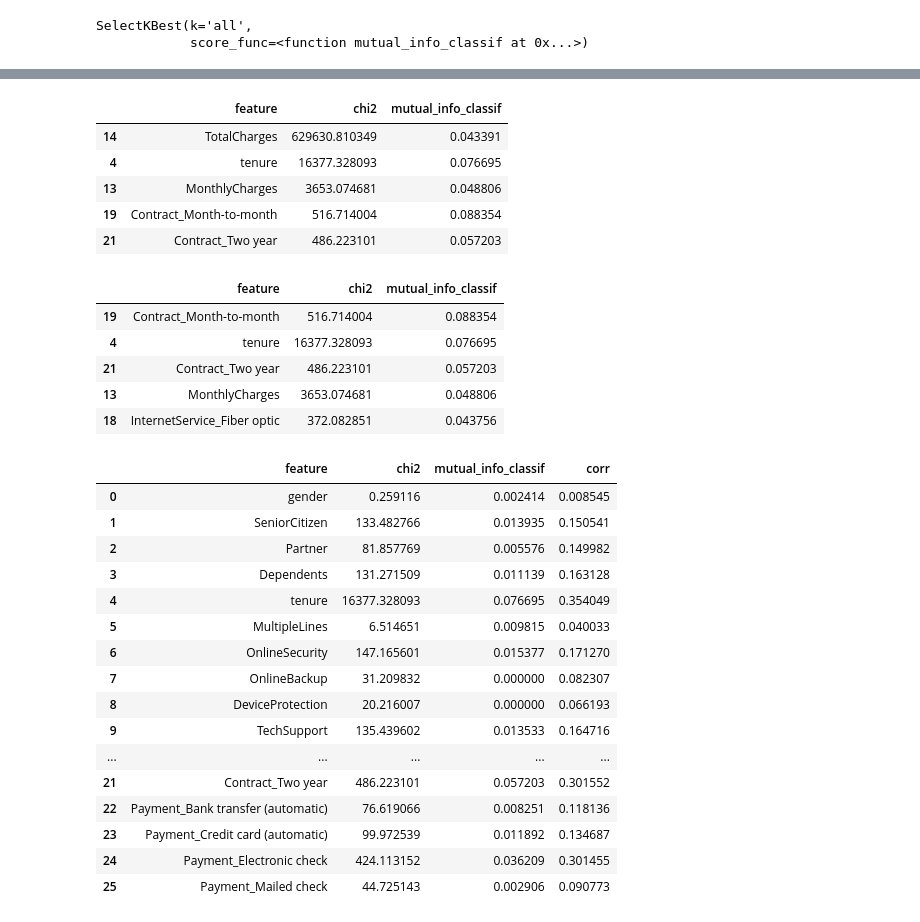
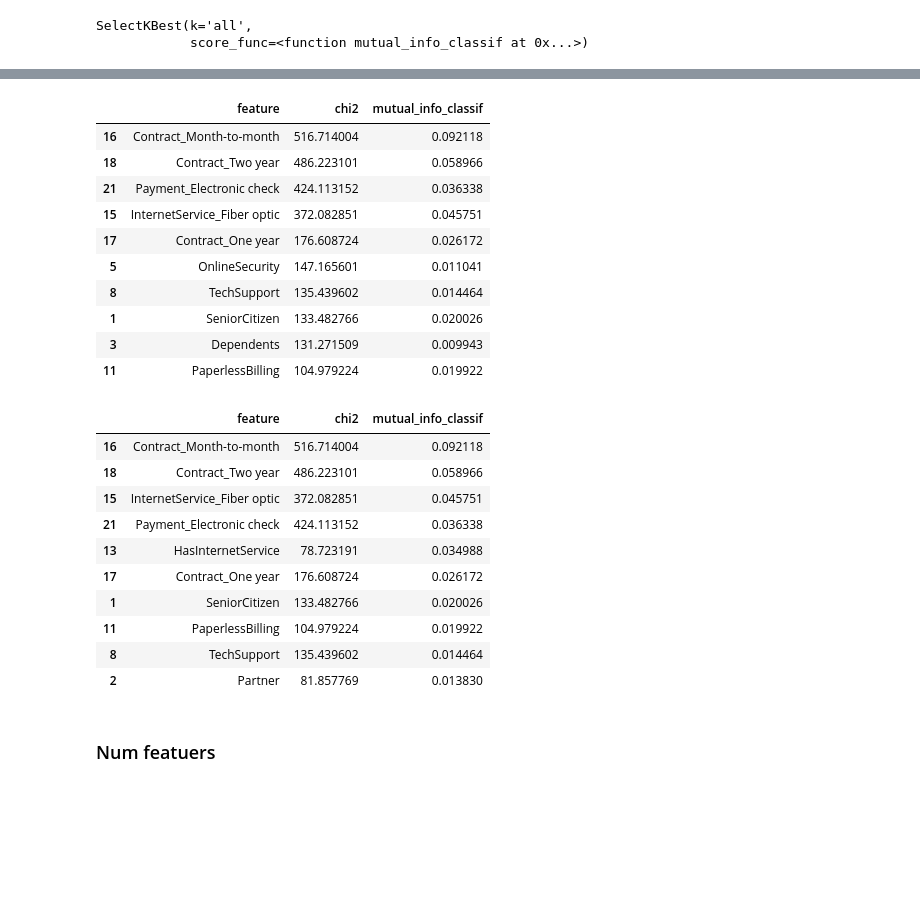
Before and after one commit to alqor/ml_academy, a Jupyter notebook: task_2/variables.ipynb, the cells around one changed output, grey strips where cells are left out. Drawn from its saved outputs; the diff is of its cells as text; code cells hidden in the pictures; blank space fills up the shorter version.

```diff
--- a/task_2/variables.ipynb
+++ b/task_2/variables.ipynb
@@ -65,17 +98,19 @@ from sklearn.feature_selection import SelectKBest, mutual_info_classif, chi2
+# %%
+x_cat = x[cat_cols]
 # %%
 fs = SelectKBest(score_func=chi2, k='all')
-fs.fit(x, y)
+fs.fit(x_cat, y)
 # %% [output]
 SelectKBest(k='all', score_func=<function chi2 at 0x...>)
 # %%
 kbest_scores = pd.DataFrame()
 # %%
-kbest_scores['feature'] = x.columns
+kbest_scores['feature'] = x_cat.columns
 # %%
 kbest_scores['chi2'] = fs.scores_
 # %%
 fs2 = SelectKBest(score_func=mutual_info_classif, k='all')
-fs2.fit(x, y)
+fs2.fit(x_cat, y)
 # %% [output]
 SelectKBest(k='all',
             score_func=<function mutual_info_classif at 0x...>)
@@ -104,18 +139,28 @@ kbest_scores
 # %%
-kbest_scores.nlargest(5, 'chi2')
+kbest_scores.nlargest(10, 'chi2')
 # %% [output]
 |  | feature | chi2 | mutual_info_classif |
-| 14 | TotalCharges | 629630.810349 | 0.043391 |
-| 4 | tenure | 16377.328093 | 0.076695 |
-| 13 | MonthlyCharges | 3653.074681 | 0.048806 |
-| 19 | Contract_Month-to-month | 516.714004 | 0.088354 |
-| 21 | Contract_Two year | 486.223101 | 0.057203 |
+| 16 | Contract_Month-to-month | 516.714004 | 0.092118 |
+| 18 | Contract_Two year | 486.223101 | 0.058966 |
+| 21 | Payment_Electronic check | 424.113152 | 0.036338 |
+| 15 | InternetService_Fiber optic | 372.082851 | 0.045751 |
+| 17 | Contract_One year | 176.608724 | 0.026172 |
+| 5 | OnlineSecurity | 147.165601 | 0.011041 |
+| 8 | TechSupport | 135.439602 | 0.014464 |
+| 1 | SeniorCitizen | 133.482766 | 0.020026 |
+| 3 | Dependents | 131.271509 | 0.009943 |
+| 11 | PaperlessBilling | 104.979224 | 0.019922 |
 # %%
-kbest_scores.nlargest(5, 'mutual_info_classif')
+kbest_scores.nlargest(10, 'mutual_info_classif')
 # %% [output]
 |  | feature | chi2 | mutual_info_classif |
-| 19 | Contract_Month-to-month | 516.714004 | 0.088354 |
-| 4 | tenure | 16377.328093 | 0.076695 |
-| 21 | Contract_Two year | 486.223101 | 0.057203 |
-| 13 | MonthlyCharges | 3653.074681 | 0.048806 |
-| 18 | InternetService_Fiber optic | 372.082851 | 0.043756 |
+| 16 | Contract_Month-to-month | 516.714004 | 0.092118 |
+| 18 | Contract_Two year | 486.223101 | 0.058966 |
+| 15 | InternetService_Fiber optic | 372.082851 | 0.045751 |
+| 21 | Payment_Electronic check | 424.113152 | 0.036338 |
+| 13 | HasInternetService | 78.723191 | 0.034988 |
+| 17 | Contract_One year | 176.608724 | 0.026172 |
+| 1 | SeniorCitizen | 133.482766 | 0.020026 |
+| 11 | PaperlessBilling | 104.979224 | 0.019922 |
+| 8 | TechSupport | 135.439602 | 0.014464 |
+| 2 | Partner | 81.857769 | 0.013830 |
@@ -124,20 +166,0 @@ kbest_scores['corr'] = x.corrwith(y).abs().to_list()
-# %%
-kbest_scores
-# %% [output]
-|  | feature | chi2 | mutual_info_classif | corr |
-| 0 | gender | 0.259116 | 0.002414 | 0.008545 |
-| 1 | SeniorCitizen | 133.482766 | 0.013935 | 0.150541 |
-| 2 | Partner | 81.857769 | 0.005576 | 0.149982 |
-| 3 | Dependents | 131.271509 | 0.011139 | 0.163128 |
-| 4 | tenure | 16377.328093 | 0.076695 | 0.354049 |
-| 5 | MultipleLines | 6.514651 | 0.009815 | 0.040033 |
-| 6 | OnlineSecurity | 147.165601 | 0.015377 | 0.171270 |
-| 7 | OnlineBackup | 31.209832 | 0.000000 | 0.082307 |
-| 8 | DeviceProtection | 20.216007 | 0.000000 | 0.066193 |
-| 9 | TechSupport | 135.439602 | 0.013533 | 0.164716 |
-| ... | ... | ... | ... | ... |
-| 21 | Contract_Two year | 486.223101 | 0.057203 | 0.301552 |
-| 22 | Payment_Bank transfer (automatic) | 76.619066 | 0.008251 | 0.118136 |
-| 23 | Payment_Credit card (automatic) | 99.972539 | 0.011892 | 0.134687 |
-| 24 | Payment_Electronic check | 424.113152 | 0.036209 | 0.301455 |
-| 25 | Payment_Mailed check | 44.725143 | 0.002906 | 0.090773 |
@@ -145,0 +167,2 @@ kbest_scores
+# %% [markdown]
+### Num featuers
```
Also changed, not shown: parts of 50 cells of this notebook, 2 other files.
